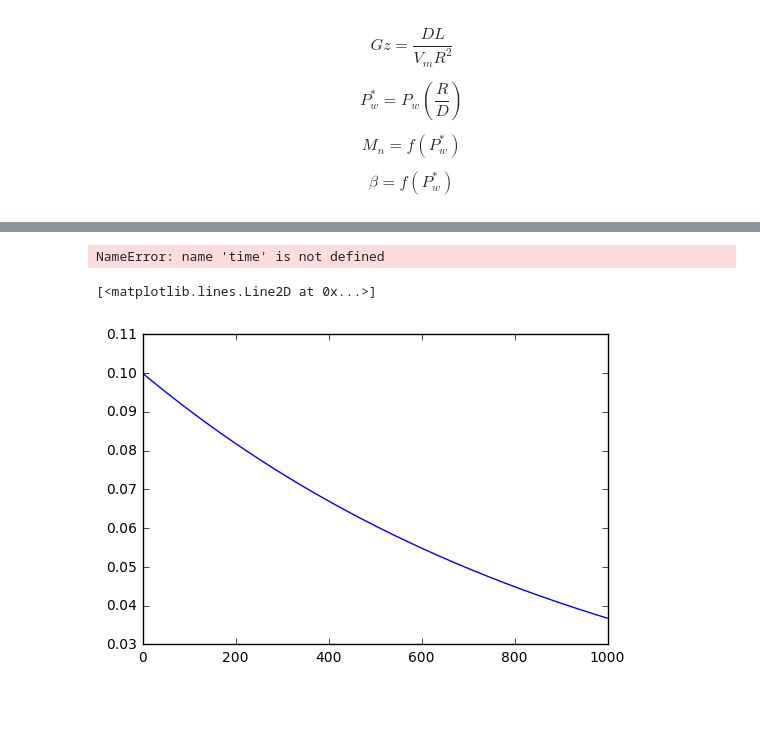
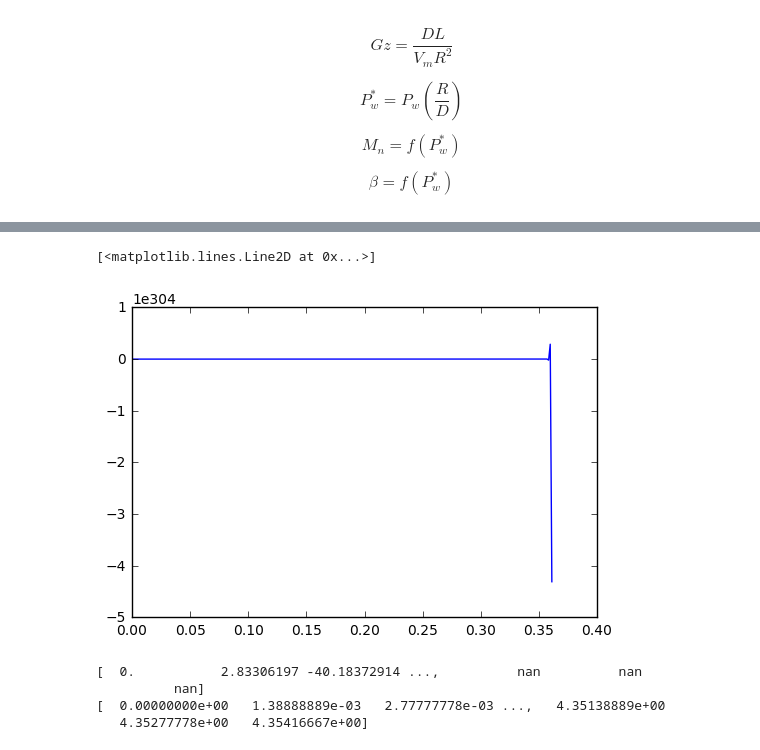
Before and after one commit to nateharms/serotonin_transport, a Jupyter notebook: SerotoninTransportModel.ipynb, the cells around one changed output, grey strips where cells are left out. Drawn from its saved outputs; the diff is of its cells as text; code cells hidden in the pictures; blank space fills up the shorter version.

```diff
--- a/SerotoninTransportModel.ipynb
+++ b/SerotoninTransportModel.ipynb
@@ -27,6 +27,7 @@ from collections import namedtuple
 # %%
 import laminarFlow
 # %%
+
 ConditionSet = namedtuple('ConditionSet', ['Concentration', 'Diffusivity', 'Permeability'])
 KineticsParamers = namedtuple('ConditionSet', ['vmax1', 'Km1', 'K1', 'vmax2', 'Km2', 'K2'])
 
@@ -60,9 +61,11 @@ wallKinetics = KineticsParamers(vmax1 = 0.1868167,
                             Km2 = 2.37430847,
                             K2 = 0.25340153)
 
-radius = 1./12
-length = 25
-max_velocity = 5
-timestep = .1
+radius = 2.5/100
+length = 7.5
+max_velocity = .0287/60
+timestep = 5/3600
 rings = 20
 sections = 500
+
+Model = laminarFlow.LaminarFlow(length, radius, max_velocity, serCondition, trypCondition, htpCondition, kinetics, wallKinetics, rings, sections, timestep)
@@ -69,12 +107,17 @@ sections = 500
-# %%
-Model = laminarFlow.LaminarFlow(length, radius, max_velocity, serCondition, trypCondition, htpCondition, kinetics, wallKinetics, rings, sections, timestep)
-# %% [output]
-NameError: name 'time' is not defined
 # %%
-plt.plot(Model.serConcentration)
+plt.plot( Model.time, Model.serotoninUptake)
 # %% [output]
 [<matplotlib.lines.Line2D at 0x...>]
-[figure, old version]
+[figure, new version]
+# %%
+print(Model.serotoninUptake)
+
+print(Model.time)
+# %% [output]
+[  0.           2.83306197 -40.18372914 ...,          nan          nan
+          nan]
+[  0.00000000e+00   1.38888889e-03   2.77777778e-03 ...,   4.35138889e+00
+   4.35277778e+00   4.35416667e+00]
 # %%
 from SALib.sample.saltelli import sample as ss
 from SALib.analyze.sobol import analyze as sa
```
Also changed, not shown: parts of 2 cells of this notebook, 2 other files.
